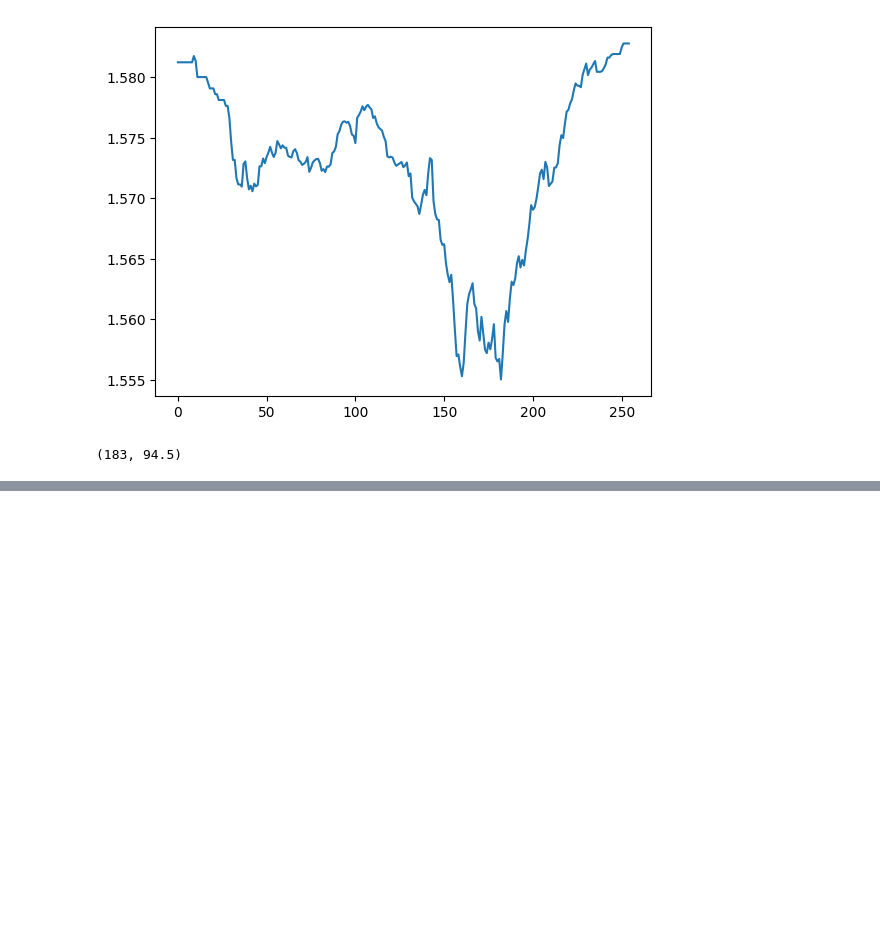
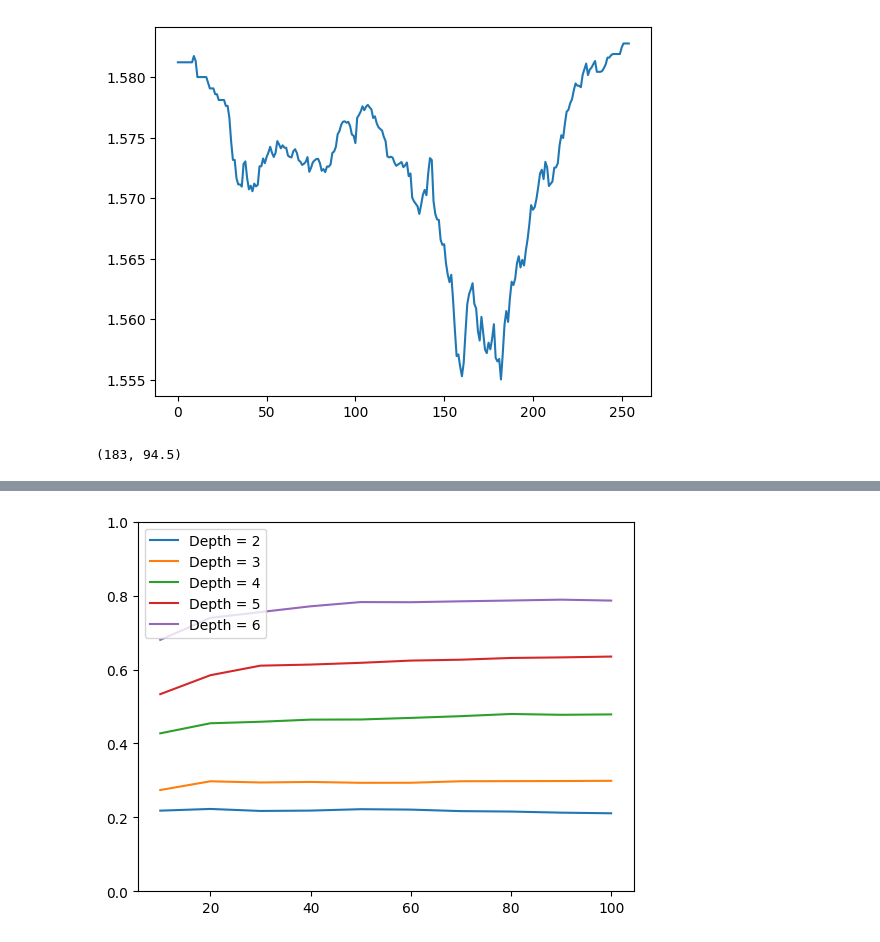
Before and after one commit to MathieuBeaudoin/IFT6390B_Kaggle2, a Jupyter notebook: randomforest.ipynb, the cells around one changed output, grey strips where cells are left out. Drawn from its saved outputs; the diff is of its cells as text; code cells hidden in the pictures; blank space fills up the shorter version.

Commit message:
Added random forest class and trained on full data with various depths

```diff
--- a/randomforest.ipynb
+++ b/randomforest.ipynb
@@ -264,0 +399,3 @@ feature_to_use, boundary_to_use
+# %%
+rf.add_tree(toy_X, Y_)
+rf.predict(toy_X[:10])
@@ -264,0 +421,9 @@ feature_to_use, boundary_to_use
+# %%
+toy_rf = RandomForestClassifier(
+    classes = np.array(toy_labels),
+    max_depth = 2,
+    share_obs = .2,
+    share_features = .3,
+    n_trees = 10
+)
+toy_rf.fit(X_, Y_, verbose=True)
@@ -264,0 +466,11 @@ feature_to_use, boundary_to_use
+# %%
+for i in range(10):
+    print(f"{i+1}/10", end="\r")
+    toy_rf.add_tree(X_, Y_)
+print("")
+
+check_accuracy(
+    model = toy_rf,
+    X = X_,
+    labels = y[subset]
+)
@@ -264,0 +544,13 @@ feature_to_use, boundary_to_use
+# %%
+forests = {}
+learning_dfs = {}
+for depth in range(2, 7):
+    print(f"\n\nTesting for max_depth=={depth}")
+    hyperparams["max_depth"] = depth
+    forests[depth], learning_dfs[depth] = evaluation_learning(
+        fitting_args = fitting_args,
+        hyperparams = hyperparams,
+        tree_increment = 10,
+        n_increments = 10
+    )
+    print(learning_dfs[depth])
@@ -264,0 +575,8 @@ feature_to_use, boundary_to_use
+# %%
+for depth, acc_df in learning_dfs.items():
+    plt.plot(acc_df.Probabilistic, label=f"Depth = {depth}")
+plt.ylim([0,1])
+plt.legend()
+plt.show()
+# %% [output]
+[figure, added]
```
Also changed, not shown: parts of 17 cells of this notebook, 1 other file.
